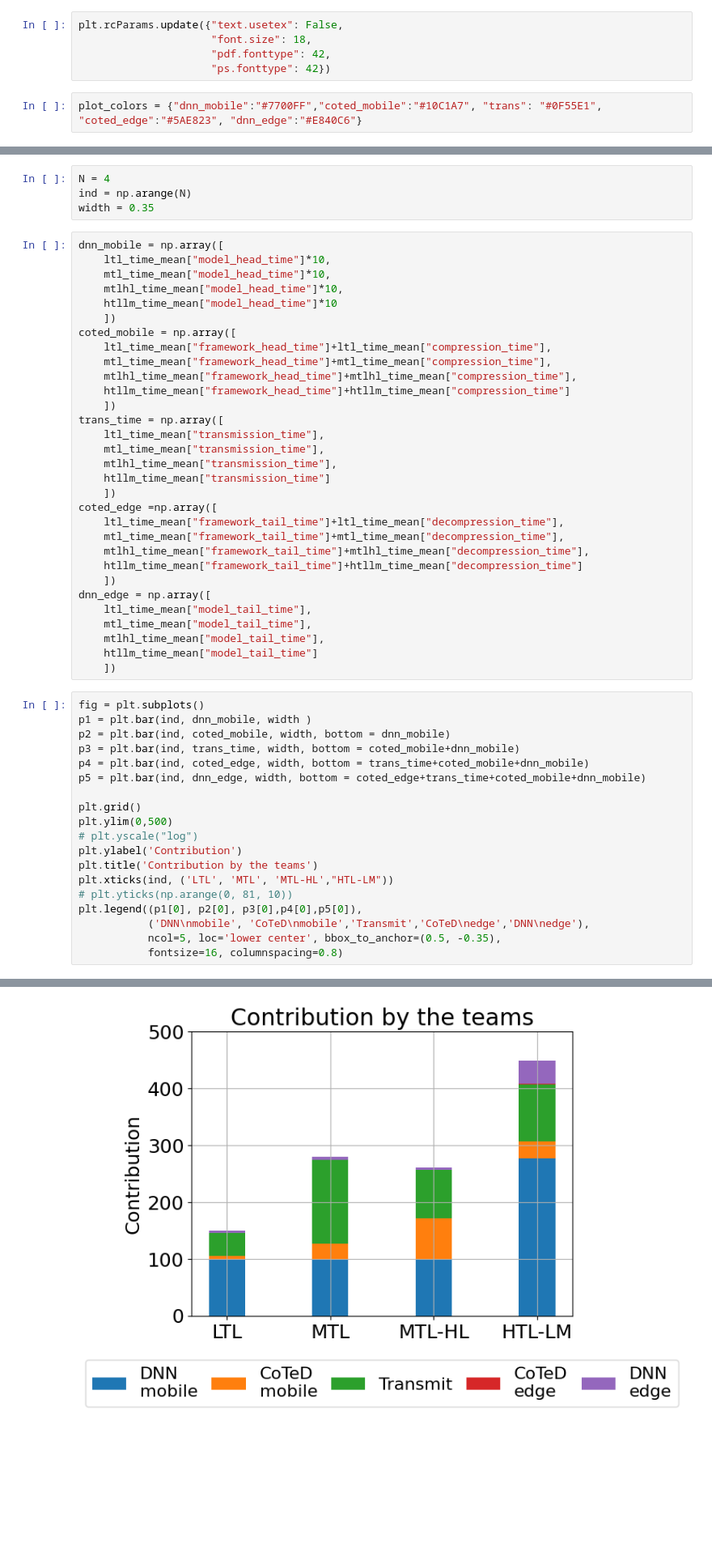
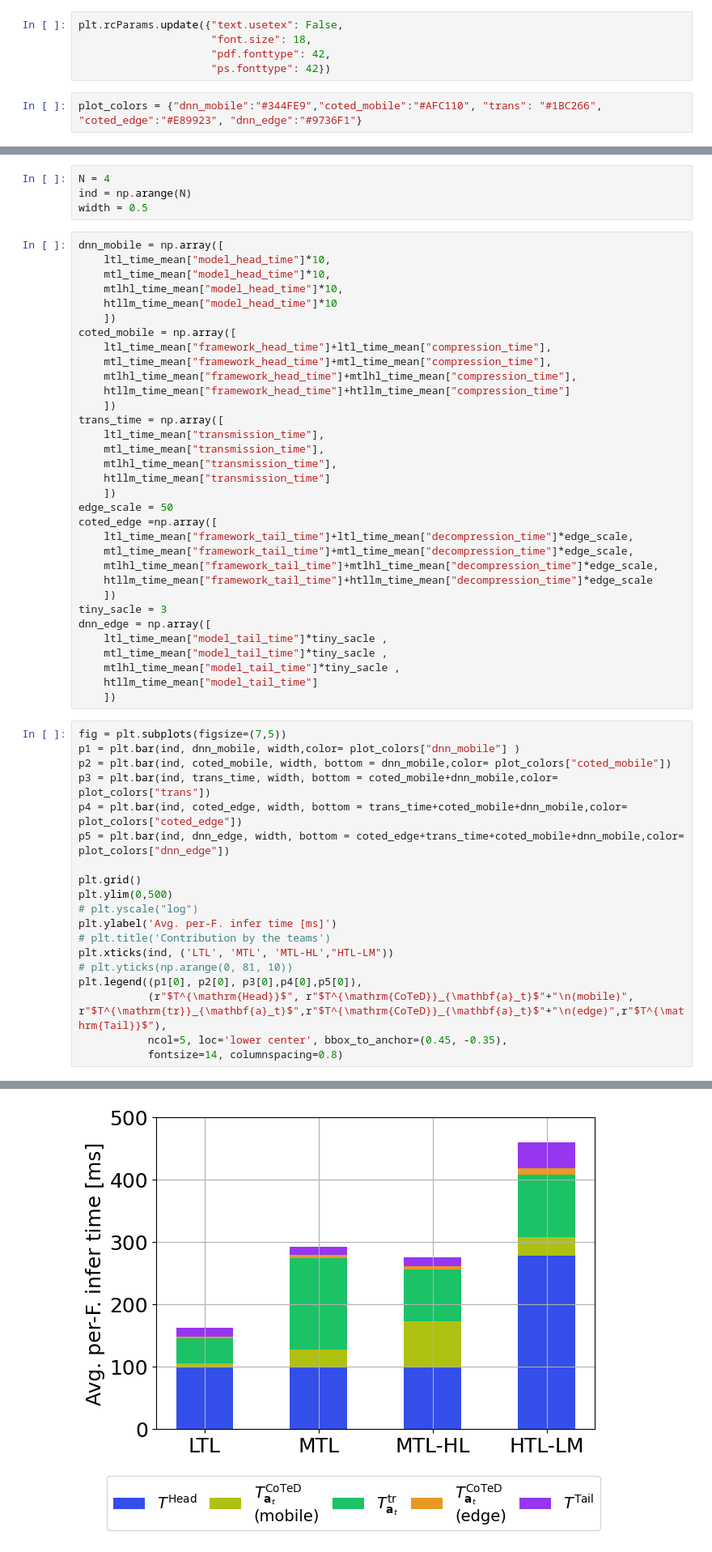
Before and after one commit to Rexyyj/split_DNN_framework, a Jupyter notebook: dynamic_framework_v2/plots/time_breakdown.ipynb, the cells around one changed output, grey strips where cells are left out. Shown at 81% size. Cells and saved outputs as stored; diff of their text form; blank space fills up the shorter version.

Commit message:
add plots

```diff
--- a/dynamic_framework_v2/plots/time_breakdown.ipynb
+++ b/dynamic_framework_v2/plots/time_breakdown.ipynb
@@ -8,7 +8,7 @@ plt.rcParams.update({"text.usetex": False,
                      "pdf.fonttype": 42,
                      "ps.fonttype": 42})
 # %%
-plot_colors = {"dnn_mobile":"#7700FF","coted_mobile":"#10C1A7", "trans": "#0F55E1", "coted_edge":"#5AE823", "dnn_edge":"#E840C6"}
+plot_colors = {"dnn_mobile":"#344FE9","coted_mobile":"#AFC110", "trans": "#1BC266", "coted_edge":"#E89923", "dnn_edge":"#9736F1"}
 # %%
 local_df = pd.read_csv("../measurements/local_long/map.csv")
 
@@ -82,7 +82,7 @@ htllm_time_std = htllm_time.std()
 # %%
 N = 4
 ind = np.arange(N)
-width = 0.35
+width = 0.5
 # %%
 dnn_mobile = np.array([
     ltl_time_mean["model_head_time"]*10,
@@ -102,40 +102,42 @@ trans_time = np.array([
     mtlhl_time_mean["transmission_time"],
     htllm_time_mean["transmission_time"]
     ])
+edge_scale = 50
 coted_edge =np.array([
-    ltl_time_mean["framework_tail_time"]+ltl_time_mean["decompression_time"],
-    mtl_time_mean["framework_tail_time"]+mtl_time_mean["decompression_time"],
-    mtlhl_time_mean["framework_tail_time"]+mtlhl_time_mean["decompression_time"],
-    htllm_time_mean["framework_tail_time"]+htllm_time_mean["decompression_time"]
+    ltl_time_mean["framework_tail_time"]+ltl_time_mean["decompression_time"]*edge_scale,
+    mtl_time_mean["framework_tail_time"]+mtl_time_mean["decompression_time"]*edge_scale,
+    mtlhl_time_mean["framework_tail_time"]+mtlhl_time_mean["decompression_time"]*edge_scale,
+    htllm_time_mean["framework_tail_time"]+htllm_time_mean["decompression_time"]*edge_scale
     ])
+tiny_sacle = 3
 dnn_edge = np.array([
-    ltl_time_mean["model_tail_time"],
-    mtl_time_mean["model_tail_time"],
-    mtlhl_time_mean["model_tail_time"],
+    ltl_time_mean["model_tail_time"]*tiny_sacle ,
+    mtl_time_mean["model_tail_time"]*tiny_sacle ,
+    mtlhl_time_mean["model_tail_time"]*tiny_sacle ,
     htllm_time_mean["model_tail_time"]
     ])
 # %%
-fig = plt.subplots()
-p1 = plt.bar(ind, dnn_mobile, width )
-p2 = plt.bar(ind, coted_mobile, width, bottom = dnn_mobile)
-p3 = plt.bar(ind, trans_time, width, bottom = coted_mobile+dnn_mobile)
-p4 = plt.bar(ind, coted_edge, width, bottom = trans_time+coted_mobile+dnn_mobile)
-p5 = plt.bar(ind, dnn_edge, width, bottom = coted_edge+trans_time+coted_mobile+dnn_mobile)
+fig = plt.subplots(figsize=(7,5))
+p1 = plt.bar(ind, dnn_mobile, width,color= plot_colors["dnn_mobile"] )
+p2 = plt.bar(ind, coted_mobile, width, bottom = dnn_mobile,color= plot_colors["coted_mobile"])
+p3 = plt.bar(ind, trans_time, width, bottom = coted_mobile+dnn_mobile,color= plot_colors["trans"])
+p4 = plt.bar(ind, coted_edge, width, bottom = trans_time+coted_mobile+dnn_mobile,color= plot_colors["coted_edge"])
+p5 = plt.bar(ind, dnn_edge, width, bottom = coted_edge+trans_time+coted_mobile+dnn_mobile,color= plot_colors["dnn_edge"])
 
 plt.grid()
 plt.ylim(0,500)
 # plt.yscale("log")
-plt.ylabel('Contribution')
-plt.title('Contribution by the teams')
+plt.ylabel('Avg. per-F. infer time [ms]')
+# plt.title('Contribution by the teams')
 plt.xticks(ind, ('LTL', 'MTL', 'MTL-HL',"HTL-LM"))
 # plt.yticks(np.arange(0, 81, 10))
 plt.legend((p1[0], p2[0], p3[0],p4[0],p5[0]),
-           ('DNN\nmobile', 'CoTeD\nmobile','Transmit','CoTeD\nedge','DNN\nedge'),
-           ncol=5, loc='lower center', bbox_to_anchor=(0.5, -0.35),
-           fontsize=16, columnspacing=0.8)
+           (r"$T^{\mathrm{Head}}$", r"$T^{\mathrm{CoTeD}}_{\mathbf{a}_t}$"+"\n(mobile)", r"$T^{\mathrm{tr}}_{\mathbf{a}_t}$",r"$T^{\mathrm{CoTeD}}_{\mathbf{a}_t}$"+"\n(edge)",r"$T^{\mathrm{Tail}}$"),
+           ncol=5, loc='lower center', bbox_to_anchor=(0.45, -0.35),
+           fontsize=14, columnspacing=0.8)
 # %% [output]
 <matplotlib.legend.Legend at 0x...>
-[figure, old version]
+[figure, new version]
 # %%
 N = 6
 ind = np.arange(N)
```
Also changed, not shown: parts of 4 cells of this notebook.
